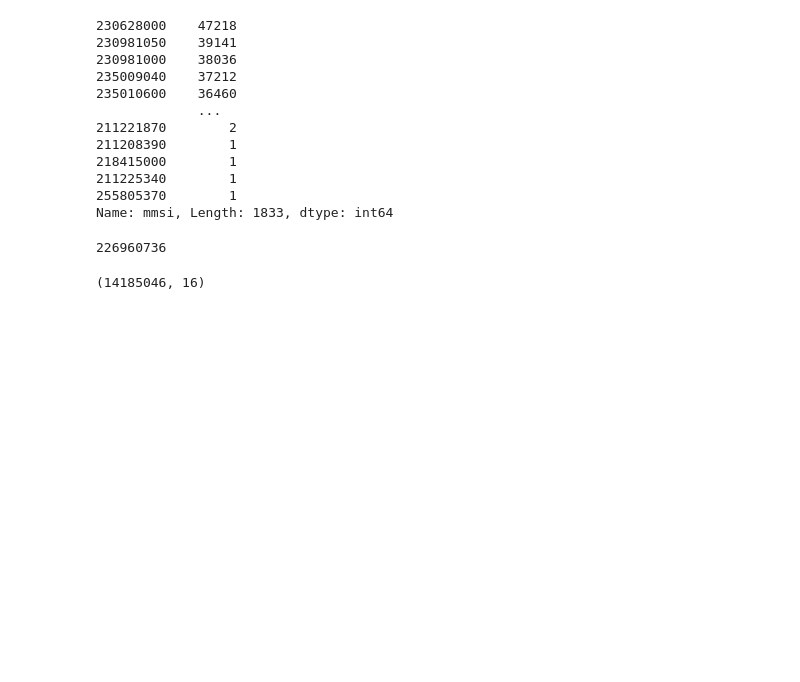
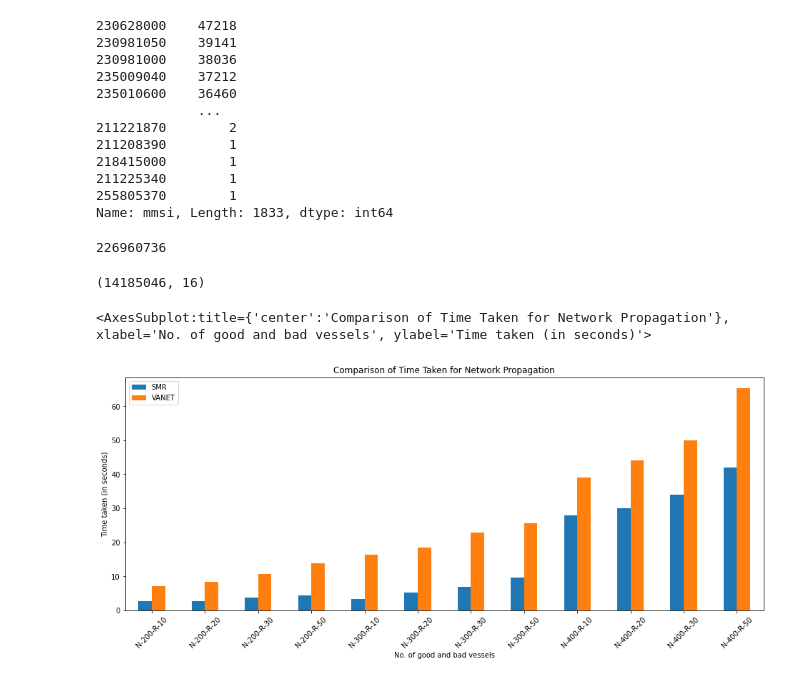
Before and after one commit to naveennvrgup/SMR-Protocol, a Jupyter notebook: results.ipynb, the cells around one changed output. Drawn from its saved outputs; the diff is of its cells as text; code cells hidden in the pictures; blank space fills up the shorter version.

```diff
--- a/results.ipynb
+++ b/results.ipynb
@@ -173,3 +169,43 @@ sup.size
 sup.shape
 # %% [output]
 (14185046, 16)
+# %%
+plt.rcParams["figure.figsize"] = (16,6)
+
+
+res_df = pd.DataFrame({'SMR': {
+    'N-200-R-10': 2.63,
+    'N-200-R-20': 2.77,
+    'N-200-R-30': 3.73,
+    'N-200-R-50': 4.42,
+    'N-300-R-10': 3.37,
+    'N-300-R-20': 5.13,
+    'N-300-R-30': 6.97,
+    'N-300-R-50': 9.55,
+    'N-400-R-10': 27.95,
+    'N-400-R-20': 29.24,
+    'N-400-R-30': 33.78,
+    'N-400-R-50': 41.44,
+},'VANET':{
+    'N-200-R-10': 7.21,
+    'N-200-R-20': 8.32,
+    'N-200-R-30': 10.63,
+    'N-200-R-50': 13.73,
+    'N-300-R-10': 16.35,
+    'N-300-R-20': 18.37,
+    'N-300-R-30': 22.88,
+    'N-300-R-50': 25.52,
+    'N-400-R-10': 39.01,
+    'N-400-R-20': 44.03,
+    'N-400-R-30': 49.95,
+    'N-400-R-50': 65.21,
+}})
+
+res_df.plot.bar(
+        rot=45,
+        title='Comparison of Time Taken for Network Propagation',
+        xlabel='No. of good and bad vessels',
+        ylabel='Time taken (in seconds)',)
+# %% [output]
+<AxesSubplot:title={'center':'Comparison of Time Taken for Network Propagation'}, xlabel='No. of good and bad vessels', ylabel='Time taken (in seconds)'>
+[figure, added]
```
Also changed, not shown: parts of 1 cell of this notebook.
